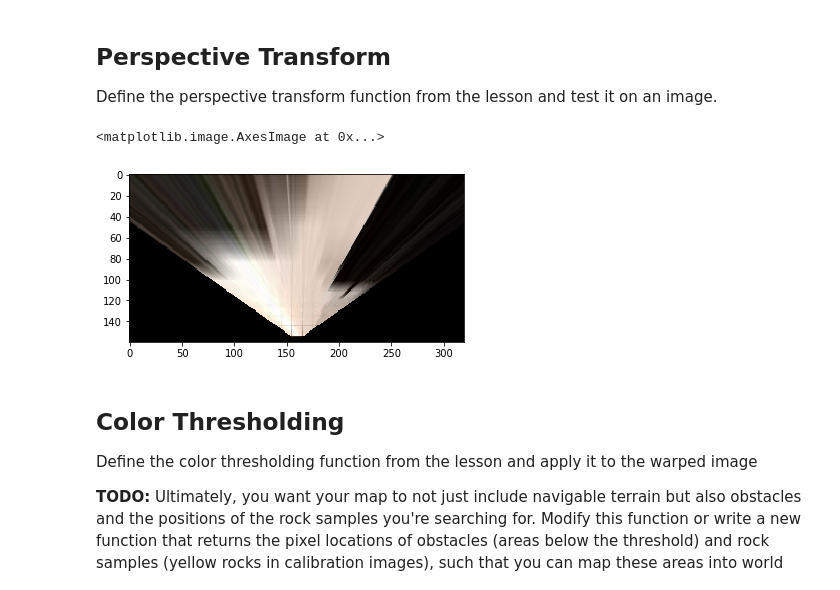
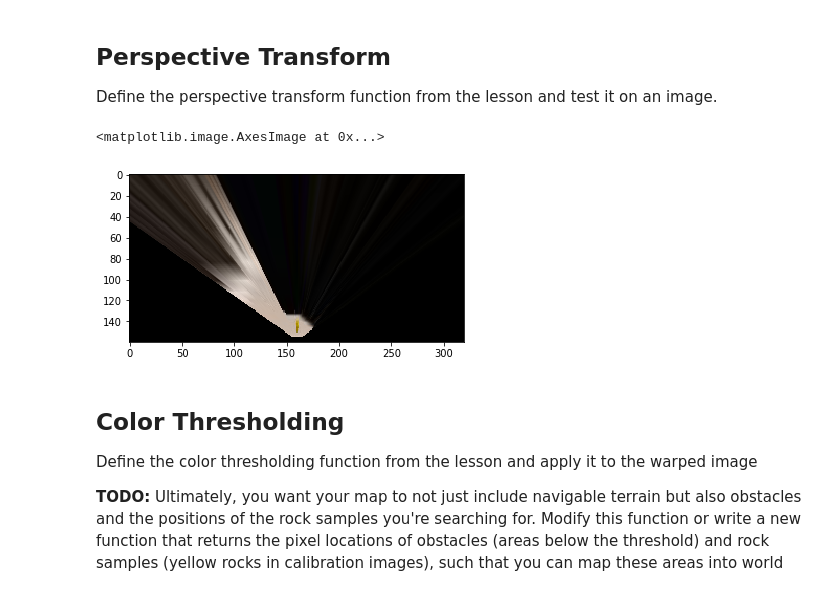
Before and after one commit to cdrews/RoboND-Rover-Project, a Jupyter notebook: code/Rover_Project_Test_Notebook.ipynb, the cells around one changed output. Cells and saved outputs as stored; diff of their text form; code cells hidden in the pictures.

```diff
--- a/code/Rover_Project_Test_Notebook.ipynb
+++ b/code/Rover_Project_Test_Notebook.ipynb
@@ -89,13 +89,13 @@
                           [image.shape[1]/2-dst_size/2, image.shape[0]-dst_size-bottom_offset],
                           [image.shape[1]/2+dst_size/2, image.shape[0]-dst_size-bottom_offset],
                           [image.shape[1]/2+dst_size/2, image.shape[0]         -bottom_offset]])
 
-warped = perspect_transform(grid_img, source, destination)
+warped = perspect_transform(rock_img, source, destination)
 plt.imshow(warped)
 #scipy.misc.imsave('../output/warped_example.jpg', warped)
 # %% [output]
 <matplotlib.image.AxesImage at 0x...>
-[figure, old version]
+[figure, new version]
 # %% [markdown]
 ## Color Thresholding
 Define the color thresholding function from the lesson and apply it to the warped image
```
Also changed, not shown: parts of 3 cells of this notebook, 2 other files.
